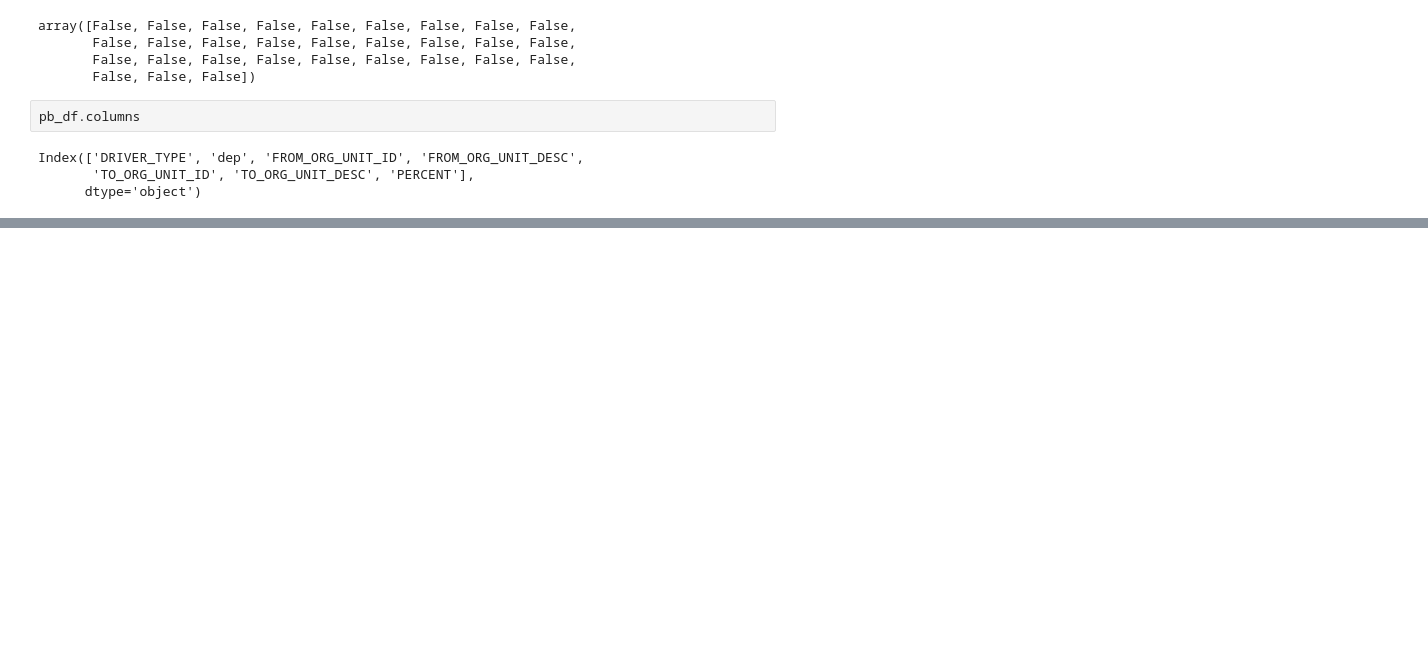
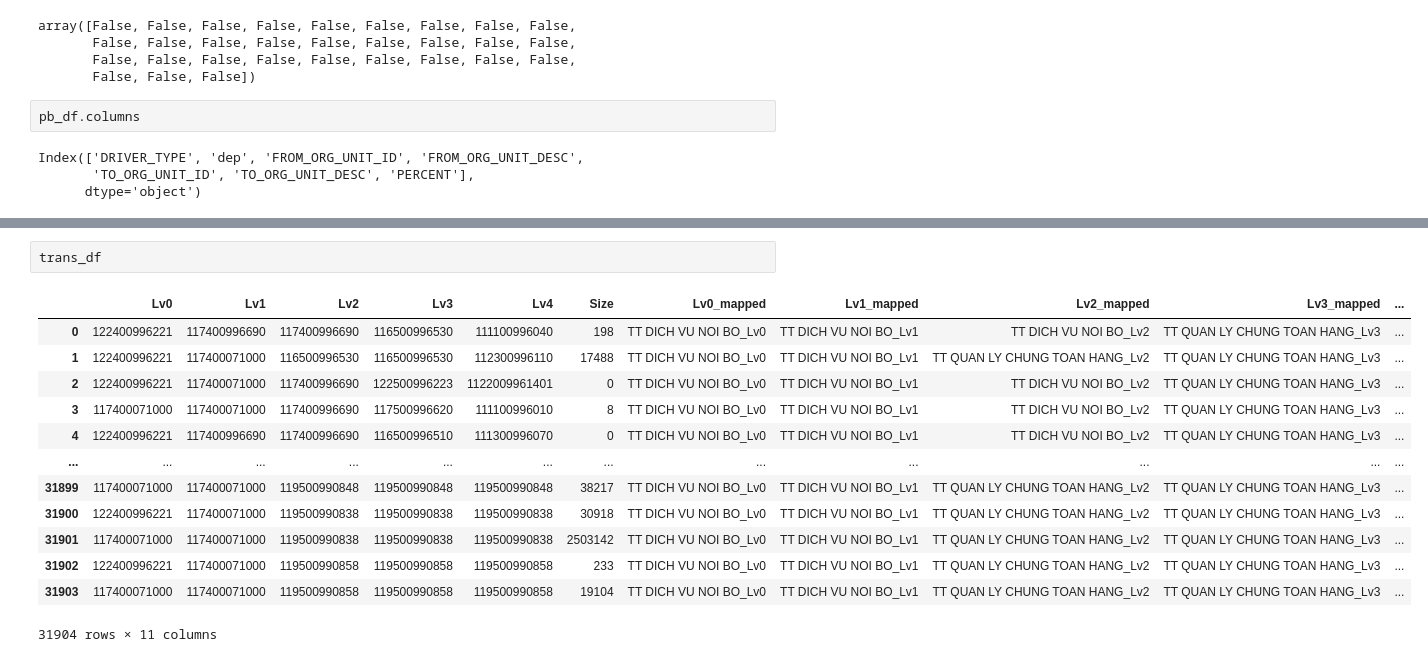
Before and after one commit to DucNgMinh/Money_flow_diagram, a Jupyter notebook: check.ipynb, the cells around one changed output, grey strips where cells are left out. Cells and saved outputs as stored; diff of their text form; blank space fills up the shorter version.

```diff
--- a/check.ipynb
+++ b/check.ipynb
@@ -209,0 +325,16 @@ Index(['DRIVER_TYPE', 'dep', 'FROM_ORG_UNIT_ID', 'FROM_ORG_UNIT_DESC',
+# %%
+trans_df
+# %% [output]
+|  | Lv0 | Lv1 | Lv2 | Lv3 | Lv4 | Size | Lv0_mapped | Lv1_mapped | Lv2_mapped | Lv3_mapped | ... |
+| 0 | 122400996221 | 117400996690 | 117400996690 | 116500996530 | 111100996040 | 198 | TT DICH VU NOI BO_Lv0 | TT DICH VU NOI BO_Lv1 | TT DICH VU NOI BO_Lv2 | TT QUAN LY CHUNG TOAN HANG_Lv3 | ... |
+| 1 | 122400996221 | 117400071000 | 116500996530 | 116500996530 | 112300996110 | 17488 | TT DICH VU NOI BO_Lv0 | TT DICH VU NOI BO_Lv1 | TT QUAN LY CHUNG TOAN HANG_Lv2 | TT QUAN LY CHUNG TOAN HANG_Lv3 | ... |
+| 2 | 122400996221 | 117400071000 | 117400996690 | 122500996223 | 1122009961401 | 0 | TT DICH VU NOI BO_Lv0 | TT DICH VU NOI BO_Lv1 | TT DICH VU NOI BO_Lv2 | TT QUAN LY CHUNG TOAN HANG_Lv3 | ... |
+| 3 | 117400071000 | 117400071000 | 117400996690 | 117500996620 | 111100996010 | 8 | TT DICH VU NOI BO_Lv0 | TT DICH VU NOI BO_Lv1 | TT DICH VU NOI BO_Lv2 | TT QUAN LY CHUNG TOAN HANG_Lv3 | ... |
+| 4 | 122400996221 | 117400996690 | 117400996690 | 116500996510 | 111300996070 | 0 | TT DICH VU NOI BO_Lv0 | TT DICH VU NOI BO_Lv1 | TT DICH VU NOI BO_Lv2 | TT QUAN LY CHUNG TOAN HANG_Lv3 | ... |
+| ... | ... | ... | ... | ... | ... | ... | ... | ... | ... | ... | ... |
+| 31899 | 117400071000 | 117400071000 | 119500990848 | 119500990848 | 119500990848 | 38217 | TT DICH VU NOI BO_Lv0 | TT DICH VU NOI BO_Lv1 | TT QUAN LY CHUNG TOAN HANG_Lv2 | TT QUAN LY CHUNG TOAN HANG_Lv3 | ... |
+| 31900 | 122400996221 | 117400071000 | 119500990838 | 119500990838 | 119500990838 | 30918 | TT DICH VU NOI BO_Lv0 | TT DICH VU NOI BO_Lv1 | TT QUAN LY CHUNG TOAN HANG_Lv2 | TT QUAN LY CHUNG TOAN HANG_Lv3 | ... |
+| 31901 | 117400071000 | 117400071000 | 119500990838 | 119500990838 | 119500990838 | 2503142 | TT DICH VU NOI BO_Lv0 | TT DICH VU NOI BO_Lv1 | TT QUAN LY CHUNG TOAN HANG_Lv2 | TT QUAN LY CHUNG TOAN HANG_Lv3 | ... |
+| 31902 | 122400996221 | 117400071000 | 119500990858 | 119500990858 | 119500990858 | 233 | TT DICH VU NOI BO_Lv0 | TT DICH VU NOI BO_Lv1 | TT QUAN LY CHUNG TOAN HANG_Lv2 | TT QUAN LY CHUNG TOAN HANG_Lv3 | ... |
+| 31903 | 117400071000 | 117400071000 | 119500990858 | 119500990858 | 119500990858 | 19104 | TT DICH VU NOI BO_Lv0 | TT DICH VU NOI BO_Lv1 | TT QUAN LY CHUNG TOAN HANG_Lv2 | TT QUAN LY CHUNG TOAN HANG_Lv3 | ... |
+31904 rows × 11 columns
```
Also changed, not shown: parts of 16 cells of this notebook, 5 other files.
